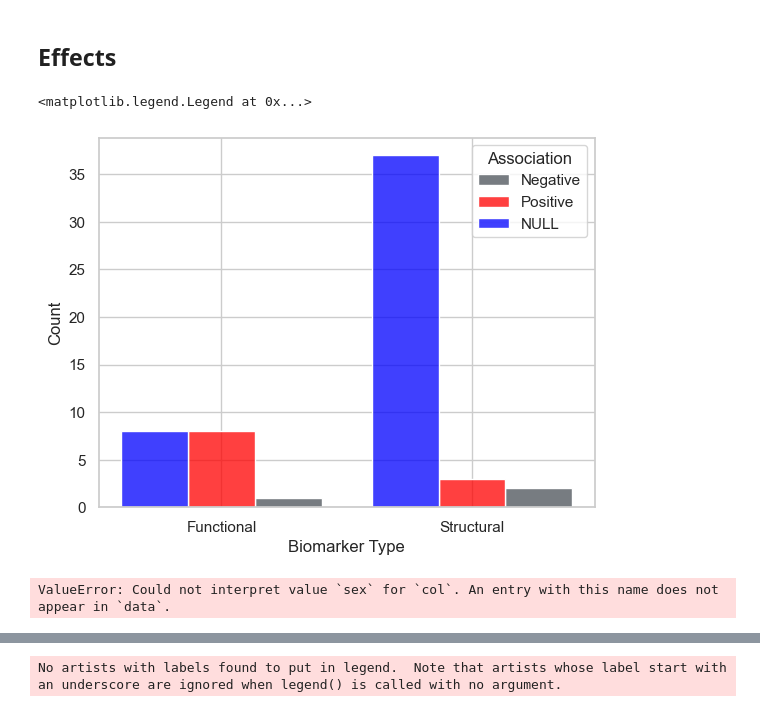
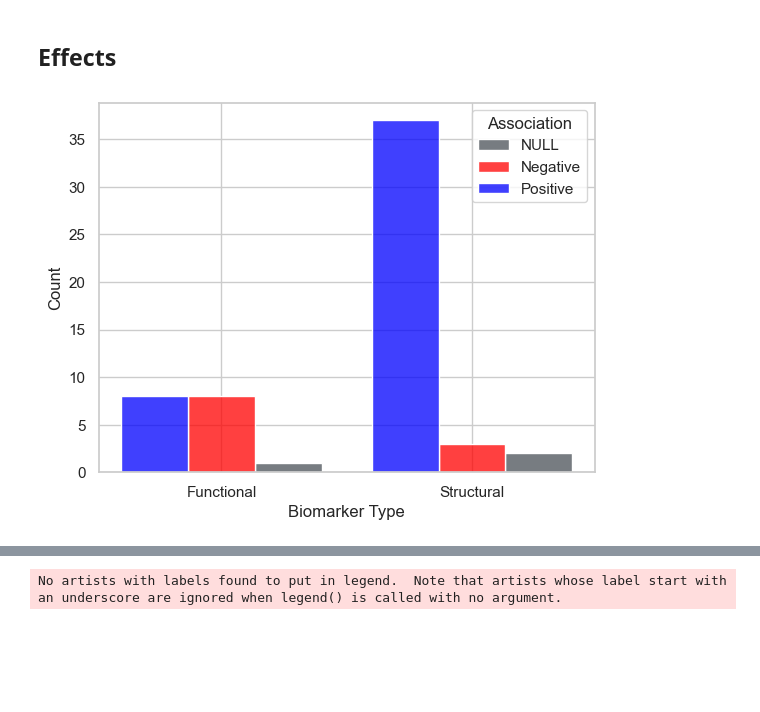
Before and after one commit to victoris93/p_factor_review, a Jupyter notebook: data_extraction.ipynb, the cells around one changed output, grey strips where cells are left out. Saved outputs shown, nothing was run; the diff lists cells and outputs as text; code cells hidden in the pictures; blank space fills up the shorter version.

```diff
--- a/data_extraction.ipynb
+++ b/data_extraction.ipynb
@@ -194,22 +189,12 @@ See the caveats in the documentation: https://pandas.pydata.org/pandas-docs/stab
 # %% [markdown]
 ## Effects
 # %%
-# `sns.histplot(data=df_associations_biomarkers, x='biomarker_type', hue='association', multiple='stack', palette=['#0000fe', '#ff0000', '#495057'], shrink=0.8)
+# sns.histplot(data=df_associations_biomarkers, x='biomarker_type', hue='association', multiple='stack', palette=['#0000fe', '#ff0000', '#495057'], shrink=0.8)
 
 sns.set_theme(style="whitegrid")
 sns.histplot(data=df_associations_biomarkers, x="biomarker_type", hue="association", multiple="dodge", shrink=.8, palette=['#0000fe', '#ff0000', '#495057'])
 plt.xlabel('Biomarker Type')
-plt.legend(title='Association', labels=['Negative','Positive', 'NULL'])
+plt.legend(title='Association', labels=['NULL','Negative','Positive'])
+plt.savefig('histplot_associations.svg', format = 'svg', dpi=300)
 # %% [output]
-<matplotlib.legend.Legend at 0x...>
-[figure, old version]
+[figure, new version]
-# %%
-sns.set_theme(style="whitegrid")
-sns.catplot(
-    data=df_associations_biomarkers, x="biomarker_type", y="biomarker", col="sex",
-    kind="bar", height=4, aspect=.6,
-)
-plt.xlabel('Biomarker Type')
-# plt.legend(title='Association', labels=['Negative','Positive', 'NULL'])
-# %% [output]
-ValueError: Could not interpret value `sex` for `col`. An entry with this name does not appear in `data`.
```
Also changed, not shown: parts of 10 cells of this notebook.
